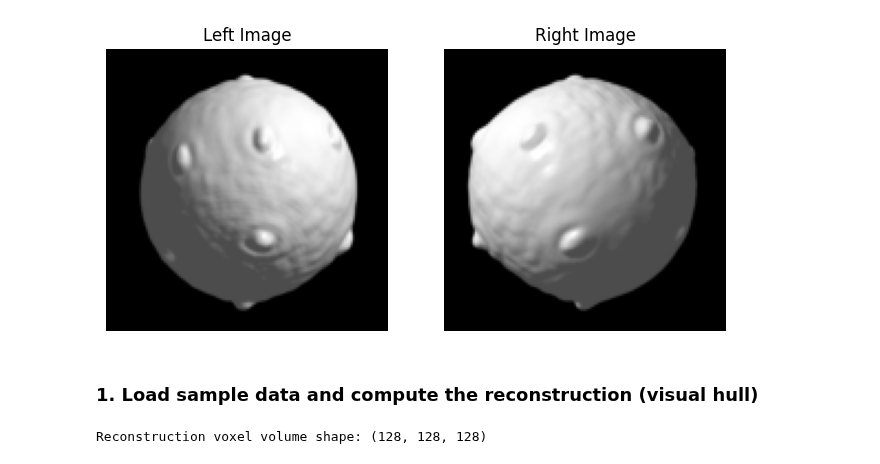
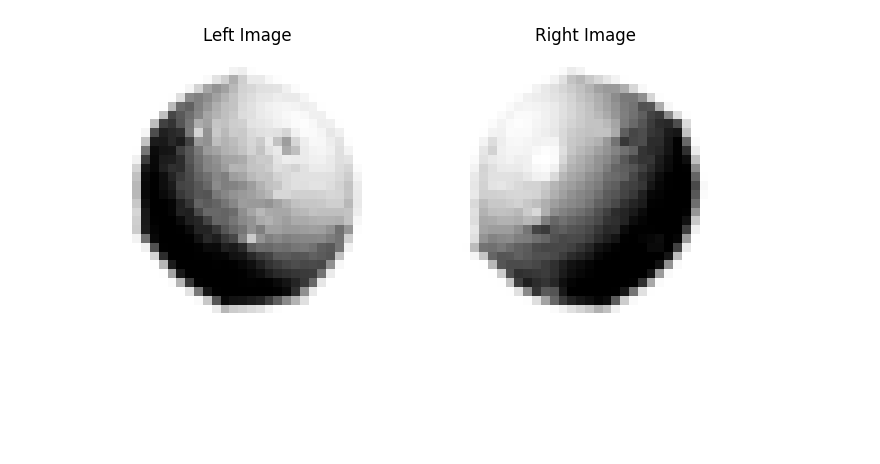
Before and after one commit to 3d-pollen-reconstruction/sequoia, a Jupyter notebook: notebooks/visual_hull_baseline.ipynb, the cells around one changed output. Drawn from its saved outputs; the diff is of its cells as text; code cells hidden in the pictures; blank space fills up the shorter version.

Commit message:
extended visual hull to be able to reconstruct with 1-8 images

```diff
--- a/notebooks/visual_hull_baseline.ipynb
+++ b/notebooks/visual_hull_baseline.ipynb
@@ -13,24 +13,24 @@ os.chdir(os.path.join(os.getcwd(), '..'))
 from data import PollenDataset
 # %%
 image_transforms = transforms.Compose([
-    transforms.Resize((128, 128)),
+    transforms.Resize((32, 32)),
     transforms.ToTensor()
 ])
 
 dataset = PollenDataset(image_transforms=image_transforms)
 
-(left_img, right_img), points, rotation, name = dataset[0]
+(left_img, right_img), rotation, voxels = dataset[0]
 
 plt.figure(figsize=(8,4))
 plt.subplot(1,2,1)
 plt.imshow(left_img.permute(1,2,0), cmap='gray')
 plt.title("Left Image")
 plt.axis("off")
 
 plt.subplot(1,2,2)
 plt.imshow(right_img.permute(1,2,0), cmap='gray')
 plt.title("Right Image")
 plt.axis("off")
 plt.show()
 # %% [output]
-[figure, old version]
+[figure, new version]
@@ -67,21 +36,0 @@ voxel_data = visual_hull[::step, ::step, ::step]
-# %% [markdown]
-### 1. Load sample data and compute the reconstruction (visual hull)
-# %%
-front_bin = (front_np > 0).astype(np.uint8)
-side_bin = (side_np > 0).astype(np.uint8)
-
-# Define volume dimensions – we assume a cubic volume.
-H, W = front_bin.shape  # should be 1024 x 1024
-D = W  # depth equal to width
-
-# Extrude the front silhouette along the z-axis:
-front_vol = np.repeat(front_bin[:, :, np.newaxis], D, axis=2)
-
-# Extrude the side silhouette along the x-axis:
-side_vol = np.repeat(side_bin[:, np.newaxis, :], W, axis=1)
-
-# Compute the voxel-wise intersection (Visual Hull):
-recon_volume = np.logical_and(front_vol, side_vol)
-print("Reconstruction voxel volume shape:", recon_volume.shape)
-# %% [output]
-Reconstruction voxel volume shape: (128, 128, 128)
```
Also changed, not shown: parts of 22 cells of this notebook, 6 other files.
